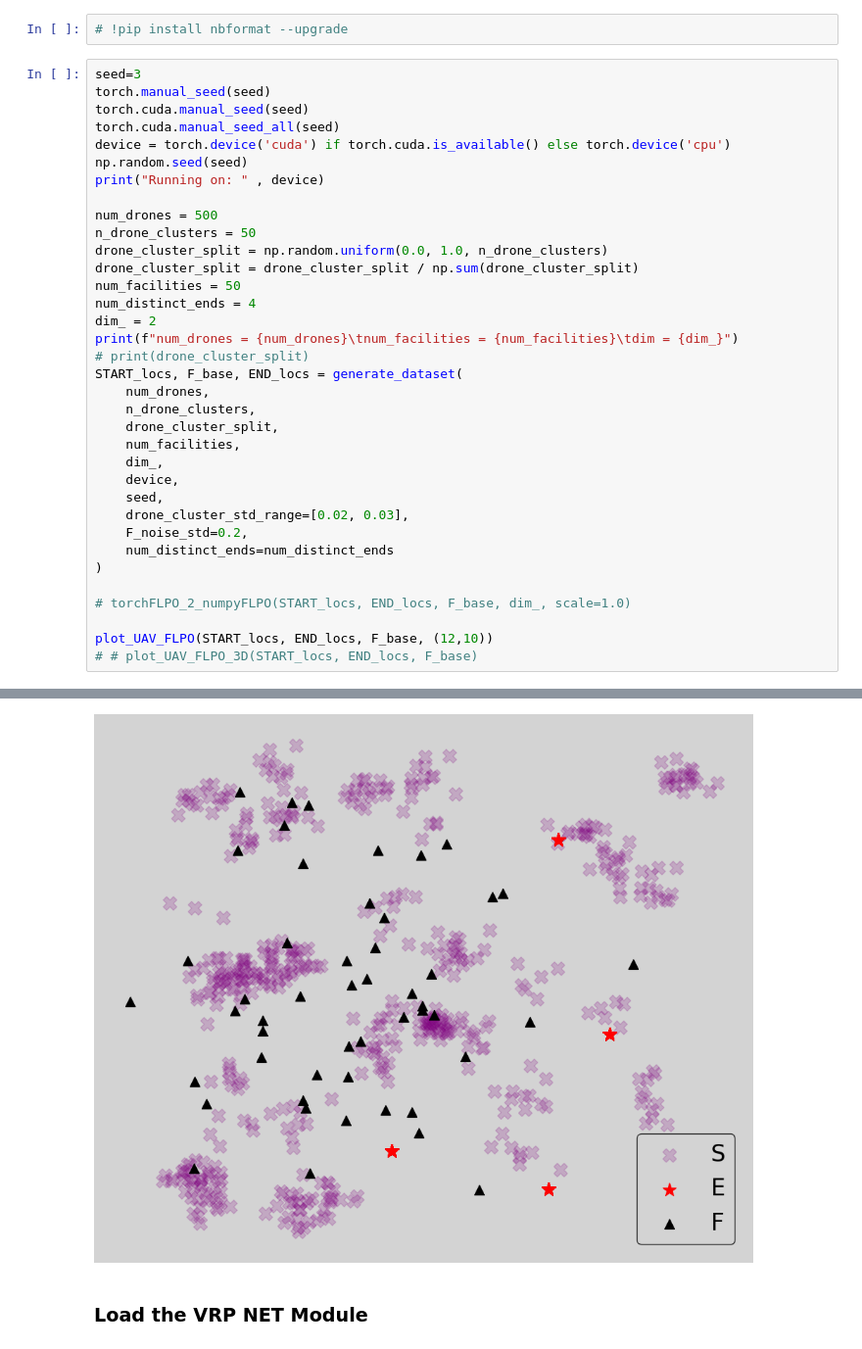
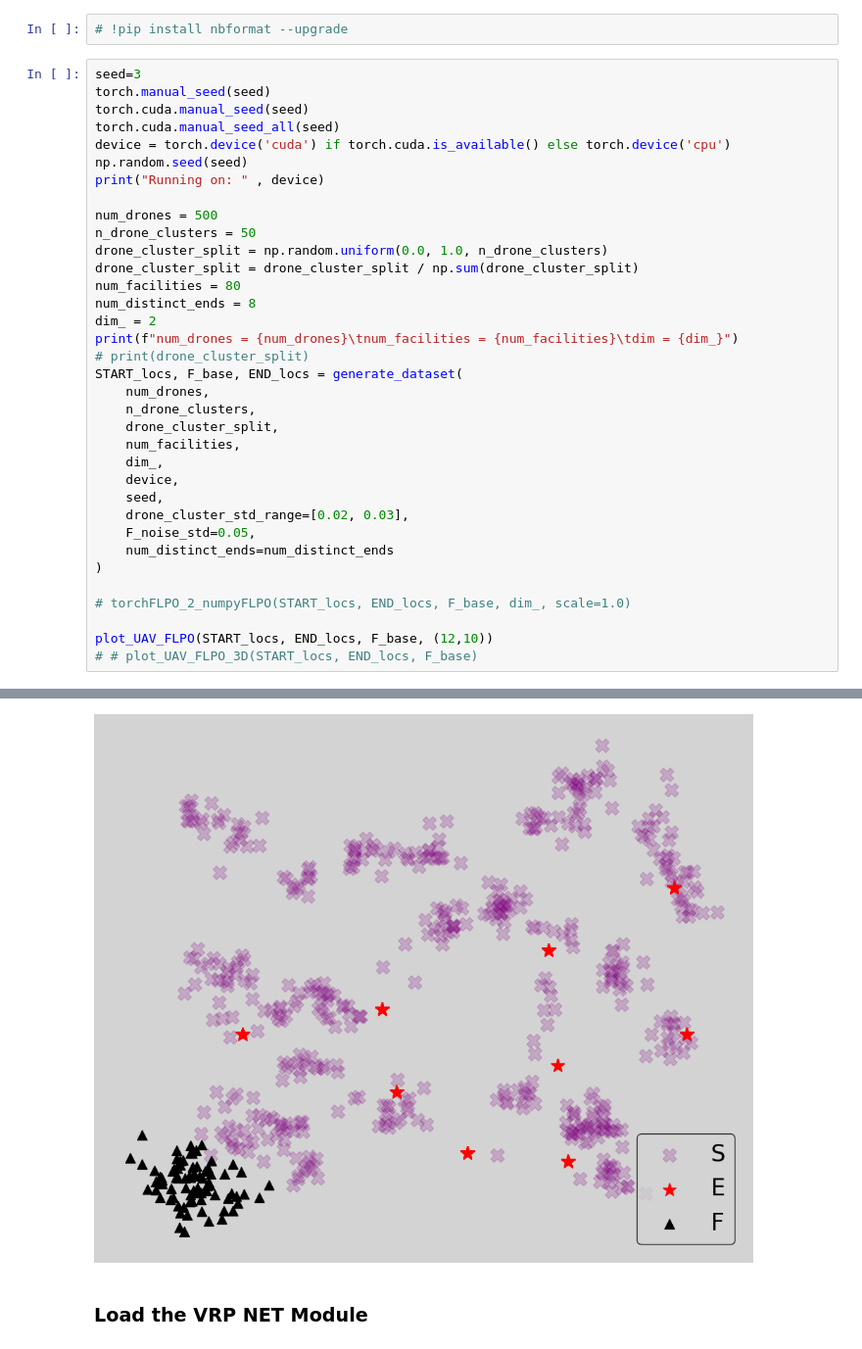
Before and after one commit to salar96/LearningFLPO, a Jupyter notebook: main.ipynb, the cells around one changed output, grey strips where cells are left out. Shown at 98% size. Cells and saved outputs as stored; diff of their text form.

```diff
--- a/main.ipynb
+++ b/main.ipynb
@@ -36,8 +37,8 @@ num_drones = 500
 n_drone_clusters = 50
 drone_cluster_split = np.random.uniform(0.0, 1.0, n_drone_clusters)
 drone_cluster_split = drone_cluster_split / np.sum(drone_cluster_split)
-num_facilities = 50
-num_distinct_ends = 4
+num_facilities = 80
+num_distinct_ends = 8
 dim_ = 2
 print(f"num_drones = {num_drones}\tnum_facilities = {num_facilities}\tdim = {dim_}")
 # print(drone_cluster_split)
@@ -50,7 +51,7 @@ START_locs, F_base, END_locs = generate_dataset(
     device,
     seed,
     drone_cluster_std_range=[0.02, 0.03],
-    F_noise_std=0.2,
+    F_noise_std=0.05,
     num_distinct_ends=num_distinct_ends
 )
 
@@ -64,4 +65,4 @@ num_drones = 500        num_facilities = 50     dim = 2
-[figure, old version]
+[figure, new version]
 # %% [markdown]
 ### Load the VRP NET Module
 # %%
```
Also changed, not shown: parts of 8 cells of this notebook, 10 other files.
